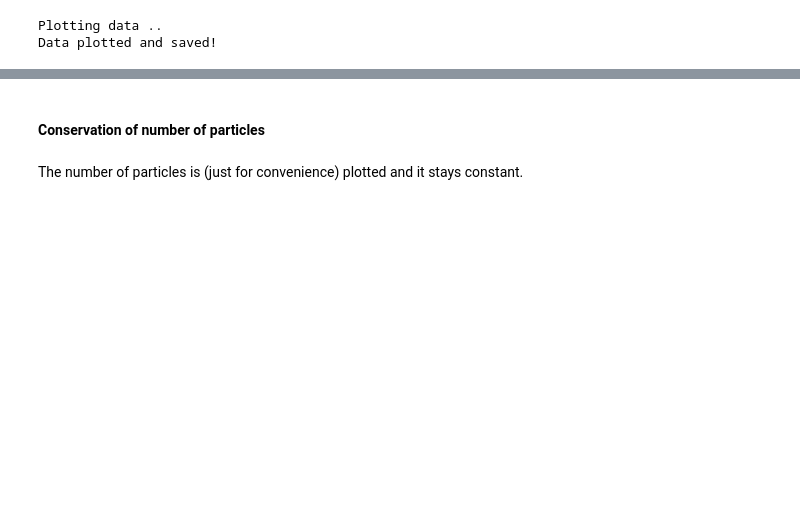
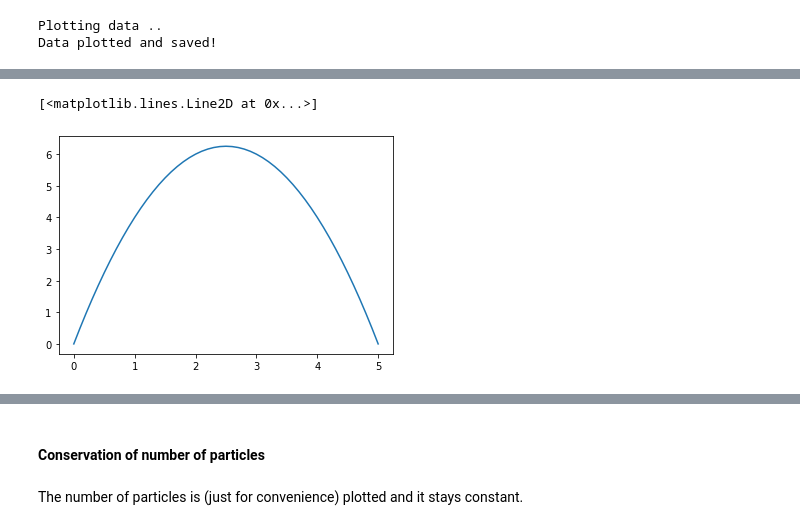
Before and after one commit to SaphCode/MPCD, a Jupyter notebook: Analysis/thesis.ipynb, the cells around one changed output, grey strips where cells are left out. Drawn from its saved outputs; the diff is of its cells as text; code cells hidden in the pictures; blank space fills up the shorter version.

```diff
--- a/Analysis/thesis.ipynb
+++ b/Analysis/thesis.ipynb
@@ -562,0 +609,12 @@ Data plotted and saved!
+# %%
+# setting the x - coordinates
+x = np.arange(0, 5.1, 0.1)
+# setting the corresponding y - coordinates
+R = 5 / 2
+
+y = R * R - (x - R)**2
+
+plt.plot(x, y)
+# %% [output]
+[<matplotlib.lines.Line2D at 0x...>]
+[figure, added]
```
Also changed, not shown: parts of 42 cells of this notebook, 38 other files.
